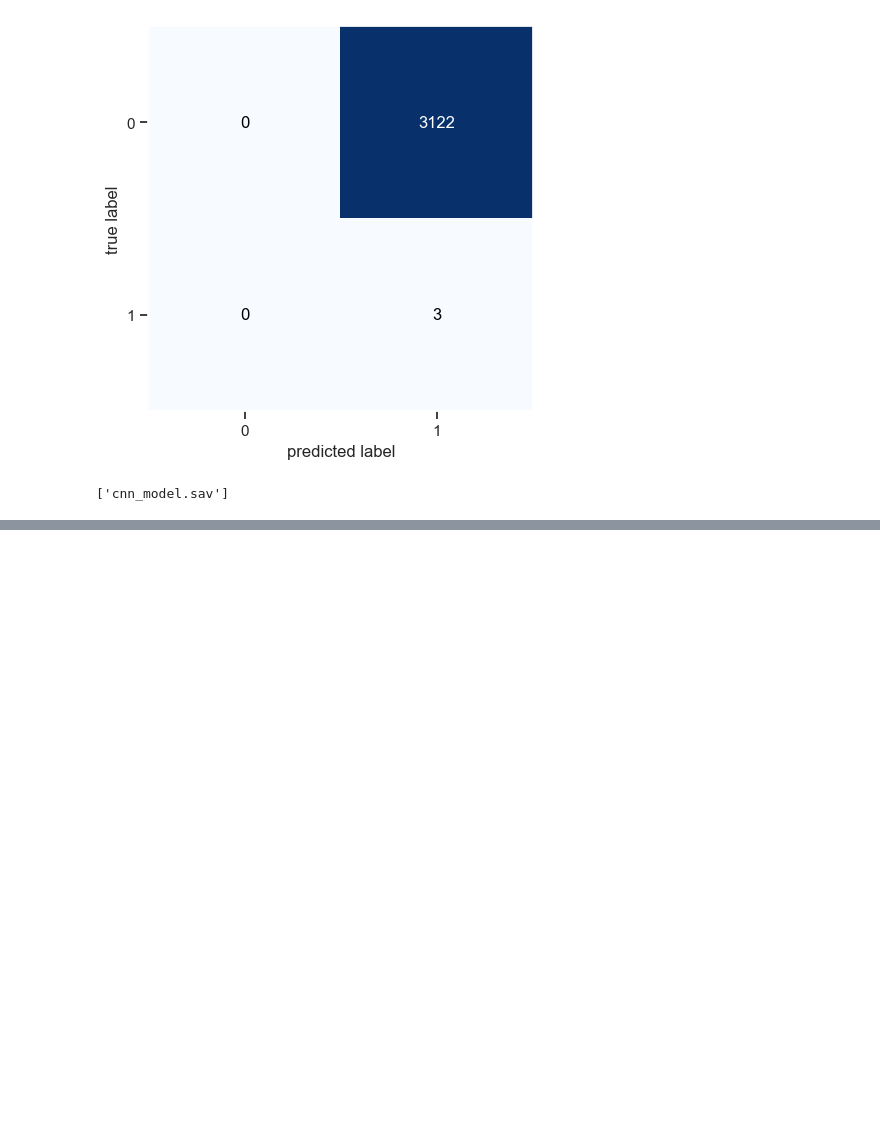
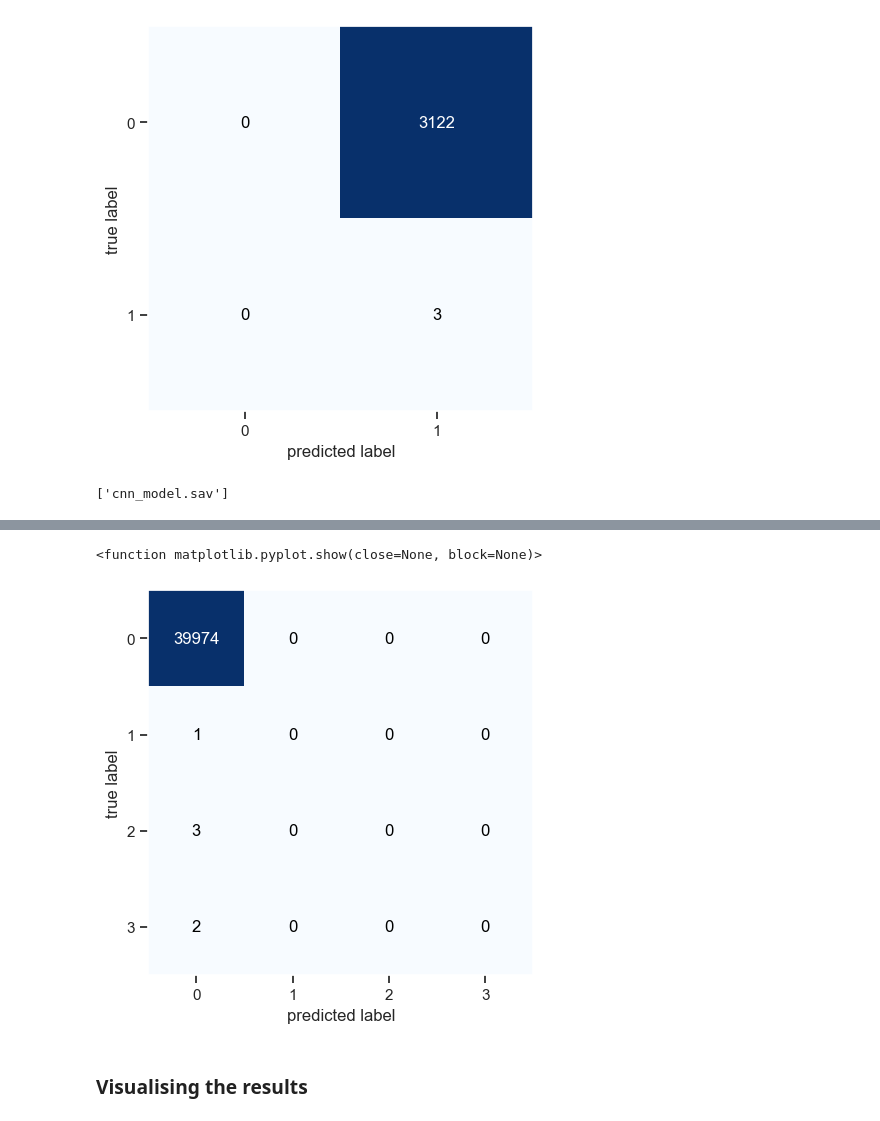
Before and after one commit to Oladekunle/Diabetes-prediction-ML, a Jupyter notebook: Diabetes_ML_prediction.ipynb, the cells around one changed output, grey strips where cells are left out. Saved outputs shown, nothing was run; the diff lists cells and outputs as text; code cells hidden in the pictures; blank space fills up the shorter version.

```diff
--- a/Diabetes_ML_prediction.ipynb
+++ b/Diabetes_ML_prediction.ipynb
@@ -768,0 +842,2 @@ joblib.dump(history, 'cnn_model.sav')
+# %%
+ X_Xval, X_Xtest, y_yval, y_ytest = train_test_split(X_Xtmp,y_ytmp,test_size=0.5, random_state = 42) # 20% for testing and 20% for validation
@@ -768,0 +937,14 @@ joblib.dump(history, 'cnn_model.sav')
+# %%
+#plotting confusion matrix
+
+from sklearn.metrics import confusion_matrix
+from mlxtend.plotting import plot_confusion_matrix
+
+lstm_predict = lstm.predict(X_Xtest)
+lstm_predict = np.argmax(lstm_predict, axis=1)
+yy_true = np.argmax(y_ytest, axis=1)
+
+c_matrix = confusion_matrix(yy_true, lstm_predict)
+fig, ax = plot_confusion_matrix(conf_mat=c_matrix, figsize=(5,5))
+plt.show
+# %% [output]
@@ -768,0 +952,4 @@ joblib.dump(history, 'cnn_model.sav')
+<function matplotlib.pyplot.show(close=None, block=None)>
+[figure, added]
+# %% [markdown]
+### Visualising the results
```
Also changed, not shown: parts of 24 cells of this notebook, 1 other file.
